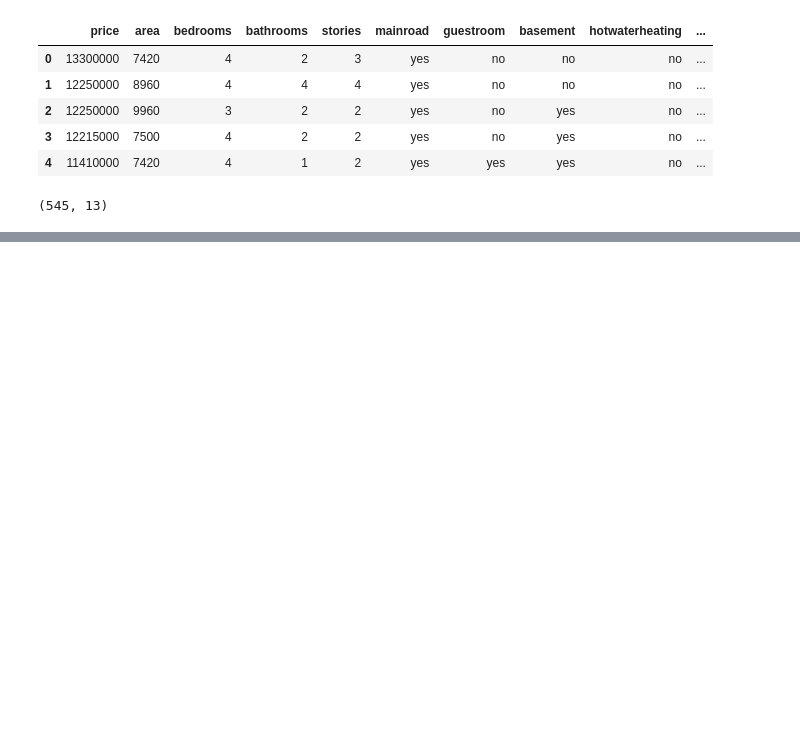
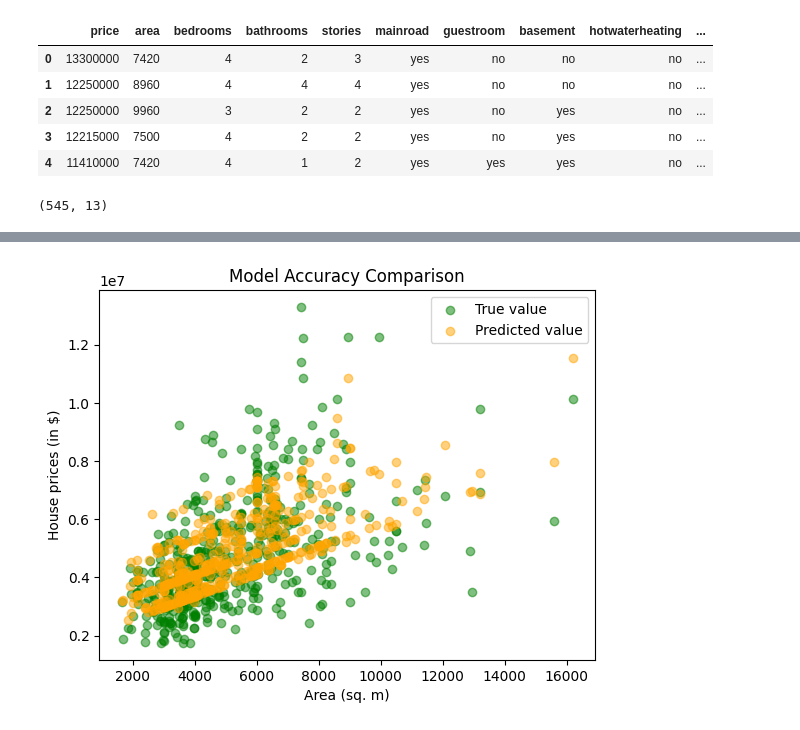
Before and after one commit to Sachet27/ML_Training, a Jupyter notebook: src/multiple_features.ipynb, the cells around one changed output, grey strips where cells are left out. Drawn from its saved outputs; the diff is of its cells as text; code cells hidden in the pictures; blank space fills up the shorter version.

```diff
--- a/src/multiple_features.ipynb
+++ b/src/multiple_features.ipynb
@@ -115,0 +125,11 @@ plt.show()
+# %%
+#plot to compare the plots based on just the area
+plt.scatter(X_train[:, 0], Y_train, c= 'green', alpha=0.5, label= 'True value')
+plt.scatter(X_train[:, 0], y_pred, c='orange', alpha= 0.5, label= 'Predicted value')
+plt.xlabel('Area (sq. m)')
+plt.ylabel('House prices (in $)')
+plt.title('Model Accuracy Comparison')
+plt.legend()
+plt.show()
+# %% [output]
+[figure, added]
```
Also changed, not shown: parts of 9 cells of this notebook, 3 other files.
